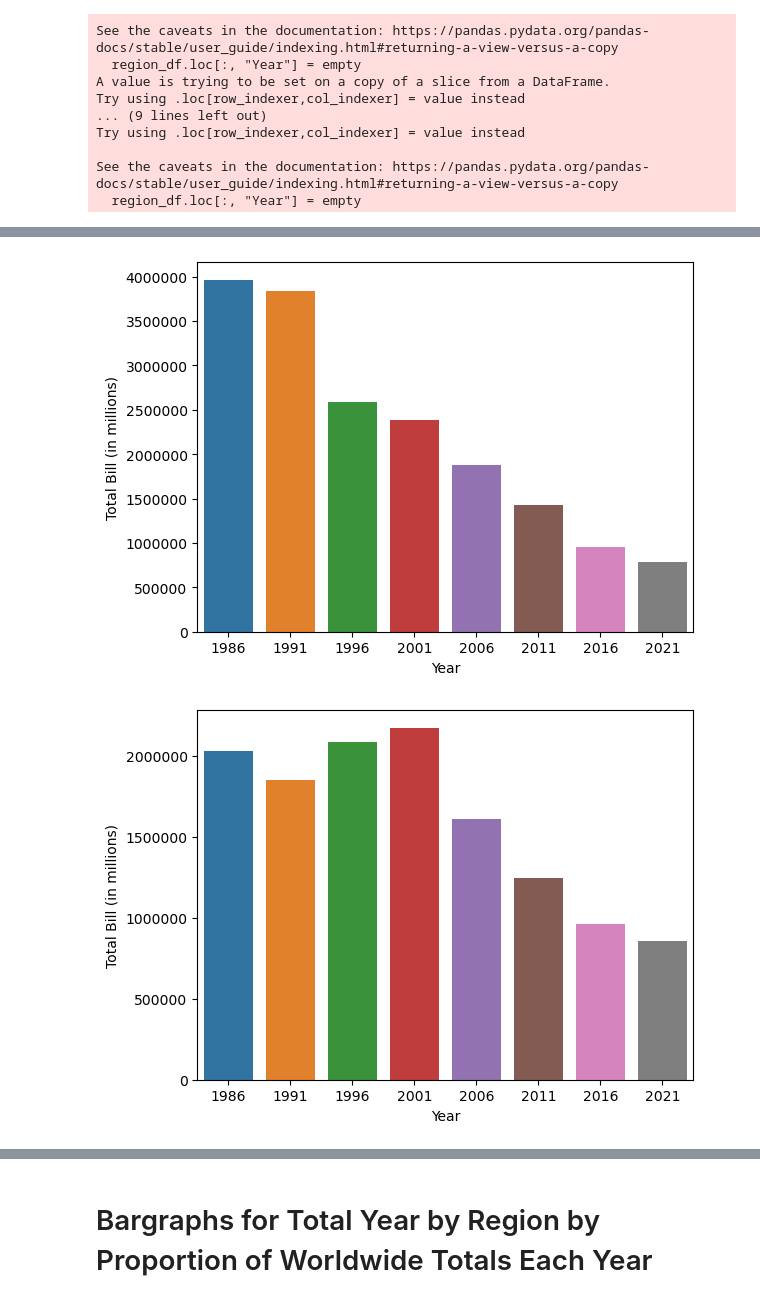
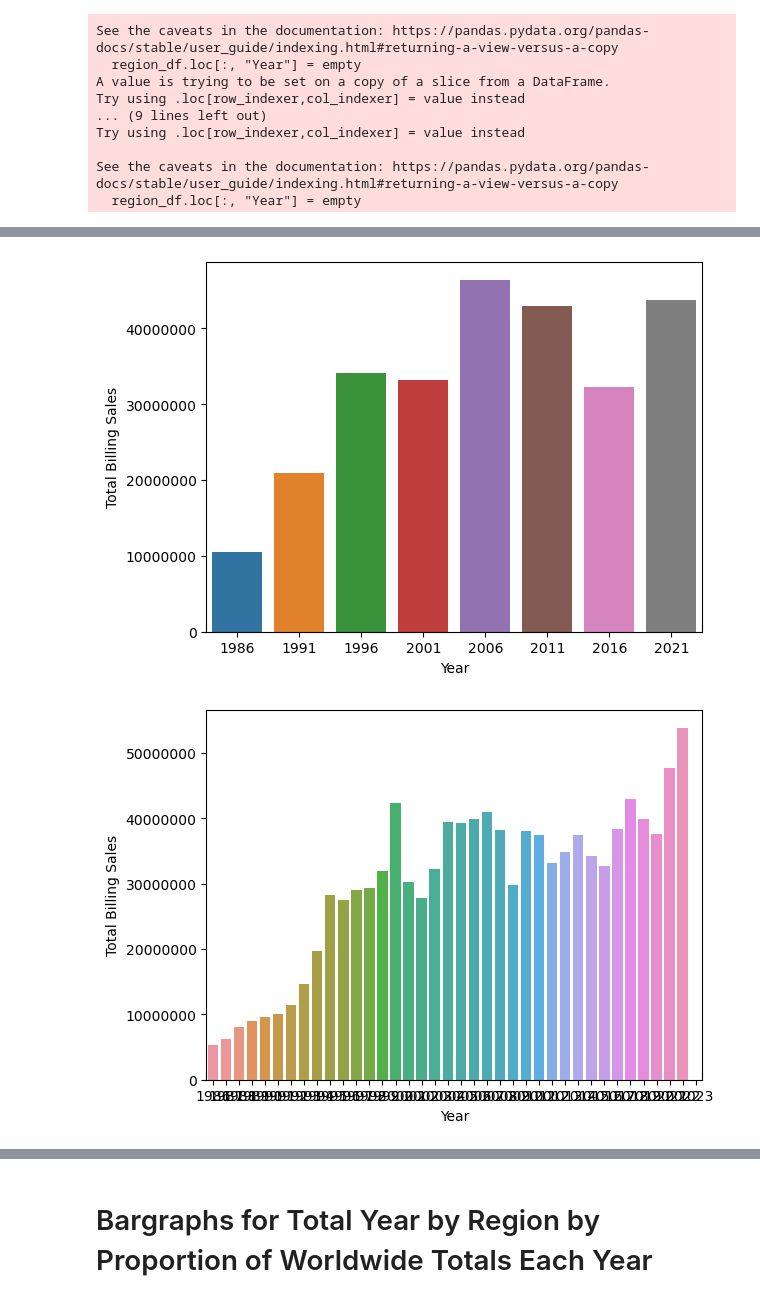
Before and after one commit to jokavishe/semiconductor-project, a Jupyter notebook: semiconductor_explore.ipynb, the cells around one changed output, grey strips where cells are left out. Saved outputs shown, nothing was run; the diff lists cells and outputs as text; code cells hidden in the pictures.

Commit message:
cleaned up + added stacked plot for l reference

```diff
--- a/semiconductor_explore.ipynb
+++ b/semiconductor_explore.ipynb
@@ -95,26 +96,26 @@ plt.show()
 # %%
-sns.barplot(data=japan[::5], x="Year", y="Total Year Percentage")
+sns.barplot(data=japan[::5], x="Year", y="Total Year (Region)")
 y_labels = [int(float(label.get_text())*1e7) for label in plt.gca().get_yticklabels()]
 plt.gca().set_yticklabels(y_labels)
 
 # Add a label to clarify the unit
-plt.ylabel('Total Bill (in millions)')
+plt.ylabel('Total Billing Sales')
 plt.show()
 # %% [output]
-[figure, old version]
+[figure, new version]
 # %%
 #Barplot visualization for Europe
 
-sns.barplot(data=europe[::5], x="Year", y="Total Year Percentage", )
+sns.barplot(data=europe, x="Year", y="Total Year (Region)")
 y_labels = [int(float(label.get_text())*1e7) for label in plt.gca().get_yticklabels()]
 plt.gca().set_yticklabels(y_labels)
 
 # Add a label to clarify the unit
-plt.ylabel('Total Bill (in millions)')
+plt.ylabel('Total Billing Sales')
 
 plt.show()
 # %% [output]
-[figure, old version]
+[figure, new version]
 # %%
 #Barplot visualization for Asia Pacific
 
```
Also changed, not shown: parts of 11 cells of this notebook, 9 other files.
